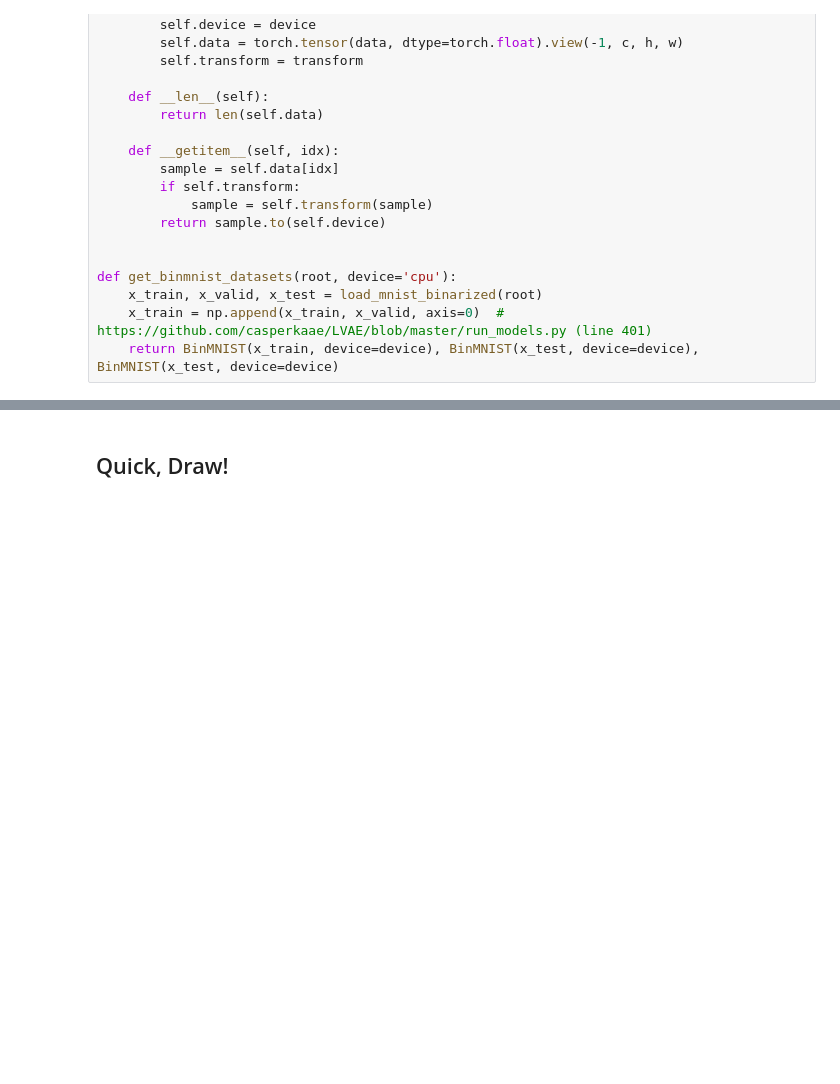
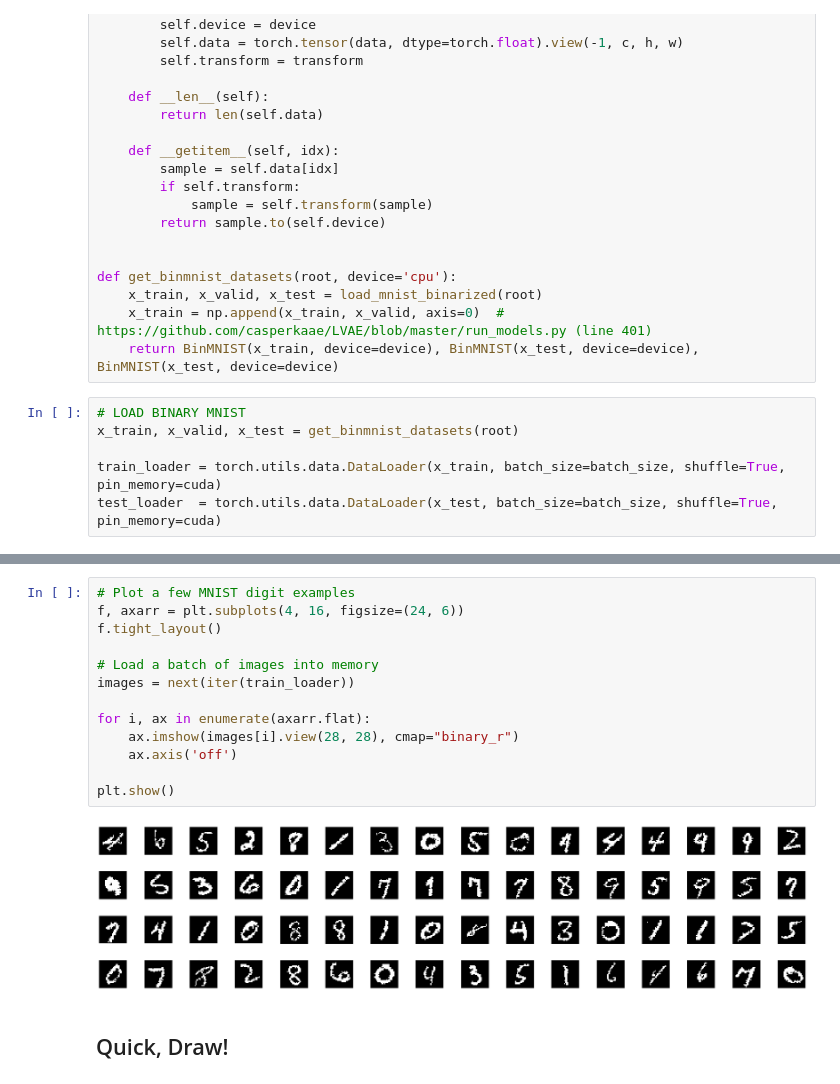
Before and after one commit to zuzkajelcicova/02456_DL-sketch_features_VAE, a Jupyter notebook: sketch_features_main.ipynb, the cells around one changed output, grey strips where cells are left out. Saved outputs shown, nothing was run; the diff lists cells and outputs as text; blank space fills up the shorter version.

```diff
--- a/sketch_features_main.ipynb
+++ b/sketch_features_main.ipynb
@@ -107,3 +112,9 @@ def get_binmnist_datasets(root, device='cpu'):
     x_train, x_valid, x_test = load_mnist_binarized(root)
     x_train = np.append(x_train, x_valid, axis=0)  # https://github.com/casperkaae/LVAE/blob/master/run_models.py (line 401)
     return BinMNIST(x_train, device=device), BinMNIST(x_test, device=device), BinMNIST(x_test, device=device)
+# %%
+# LOAD BINARY MNIST
+x_train, x_valid, x_test = get_binmnist_datasets(root)
+
+train_loader = torch.utils.data.DataLoader(x_train, batch_size=batch_size, shuffle=True, pin_memory=cuda)
+test_loader  = torch.utils.data.DataLoader(x_test, batch_size=batch_size, shuffle=True, pin_memory=cuda)
@@ -110,3 +125,18 @@ def get_binmnist_datasets(root, device='cpu'):
+# %%
+# Plot a few MNIST digit examples
+f, axarr = plt.subplots(4, 16, figsize=(24, 6))
+f.tight_layout()
+
+# Load a batch of images into memory
+images = next(iter(train_loader))
+
+for i, ax in enumerate(axarr.flat):
+    ax.imshow(images[i].view(28, 28), cmap="binary_r")
+    ax.axis('off')
+
+plt.show()
+# %% [output]
+[figure, added]
 # %% [markdown]
 ## Quick, Draw!
 # %%
```
Also changed, not shown: parts of 11 cells of this notebook, 1 other file.
